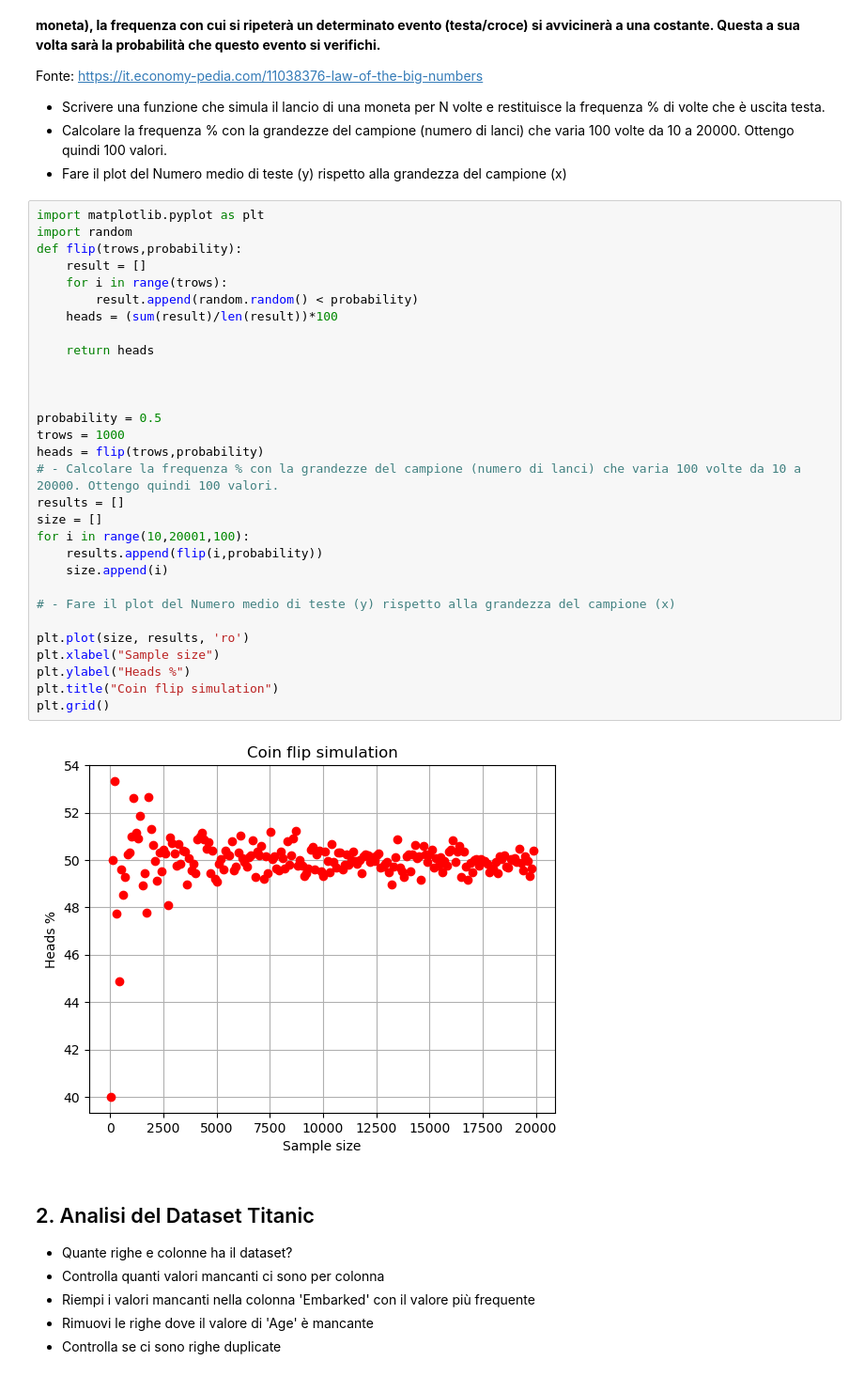
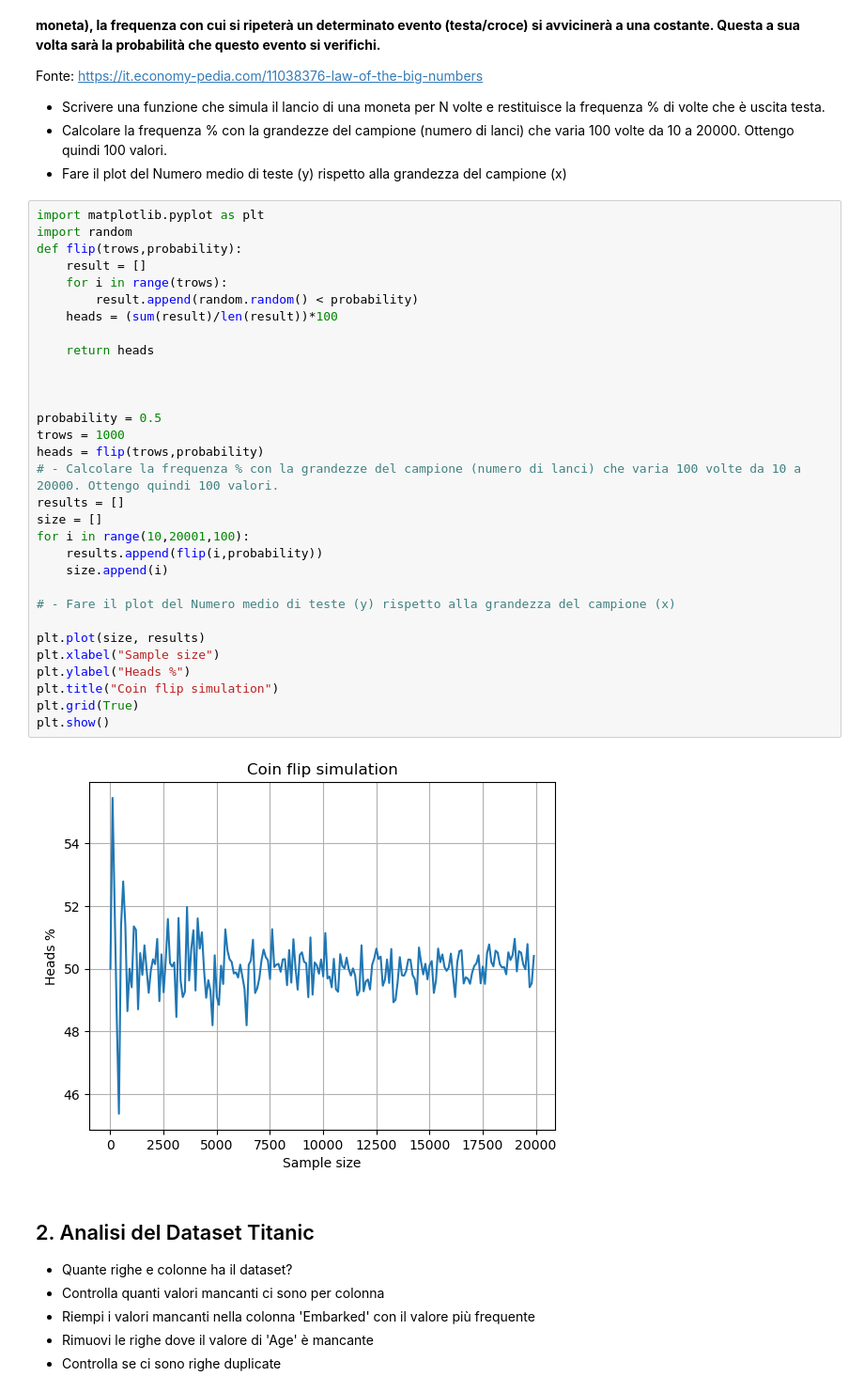
Before and after one commit to NicXVII/ProgrammingLab2, a Jupyter notebook: 4_Esercizi_lez4.ipynb, the cells around one changed output. Shown: that part at 94% size. Drawn from its saved outputs; the diff is of its cells as text.

```diff
--- a/4_Esercizi_lez4.ipynb
+++ b/4_Esercizi_lez4.ipynb
@@ -13,35 +13,36 @@ Fonte: https://it.economy-pedia.com/11038376-law-of-the-big-numbers
 # %%
 import matplotlib.pyplot as plt
 import random
 def flip(trows,probability):
     result = []
     for i in range(trows):
         result.append(random.random() < probability)
     heads = (sum(result)/len(result))*100
 
     return heads
 
 
 
 probability = 0.5
 trows = 1000
 heads = flip(trows,probability)
 # - Calcolare la frequenza % con la grandezze del campione (numero di lanci) che varia 100 volte da 10 a 20000. Ottengo quindi 100 valori.
 results = []
 size = []
 for i in range(10,20001,100):
     results.append(flip(i,probability))
     size.append(i)
 
 # - Fare il plot del Numero medio di teste (y) rispetto alla grandezza del campione (x)
 
-plt.plot(size, results, 'ro')
+plt.plot(size, results)
 plt.xlabel("Sample size")
 plt.ylabel("Heads %")
 plt.title("Coin flip simulation")
-plt.grid()
+plt.grid(True)
+plt.show()
 # %% [output]
-[figure, old version]
+[figure, new version]
 # %% [markdown]
 ## 2. Analisi del Dataset Titanic
 - Quante righe e colonne ha il dataset?
```
